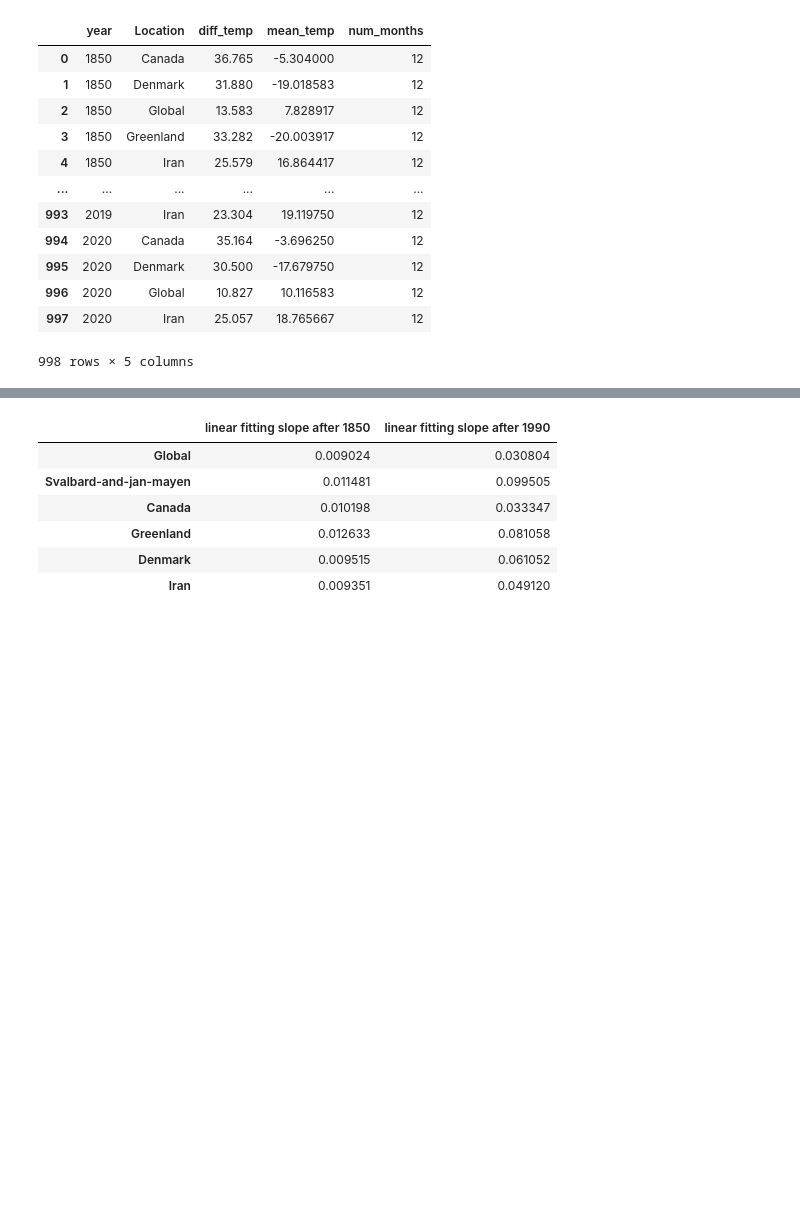
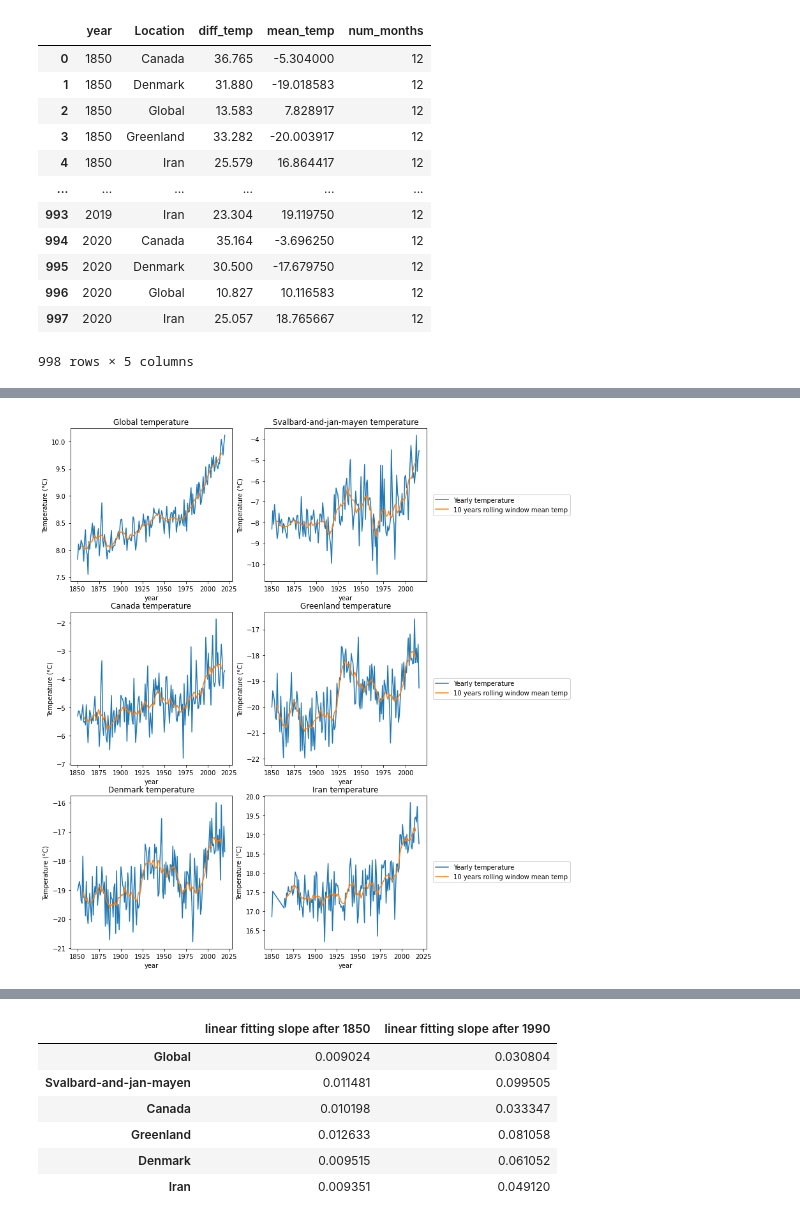
Before and after one commit to nankli/Python_EDA_group_project, a Jupyter notebook: Most_heated_countries_Nan.ipynb, the cells around one changed output, grey strips where cells are left out. Drawn from its saved outputs; the diff is of its cells as text; code cells hidden in the pictures; blank space fills up the shorter version.

```diff
--- a/Most_heated_countries_Nan.ipynb
+++ b/Most_heated_countries_Nan.ipynb
@@ -308,3 +320,28 @@ for location in ['Global','Svalbard-and-jan-mayen','Canada','Greenland','Denmark
+# %%
+fig, ax = plt.subplots(3,2, figsize=(10,15))
+axindex = [[0,0],[0,1],[1,0],[1,1],[2,0],[2,1]]
+k=0
+for location in ['Global','Svalbard-and-jan-mayen','Canada','Greenland','Denmark','Iran']:
+    i = axindex[k][0]
+    j = axindex[k][1]
+    df = tempdata_year3[tempdata_year3['Location']==location]
+    df = df.set_index('year')
+    df['mean_temp'].plot(ax=ax[i,j], title = location + " temperature", label = 'Yearly temperature')
+    #df.plot(y=['mean_temp'],ax=ax[i,j], title = location + " temperature", label = 'Yearly temperature')
+    #add ten year average line
+    df['mean_temp'].rolling(10, center=True).mean().plot(label='10 years rolling window mean temp', ax=ax[i,j])
+    #df['diff_temp'].plot(ax=ax[i,j], title = location + " temperature", label = 'Yearly temp difference (max-min)')
+    #df['diff_temp'].rolling(10, center=True).mean().plot(label='10 years rolling window temp diff', ax=ax[i,j])
+    ax[i,j].set_ylabel('Temperature (°C)')
+
+#ax[0].legend(bbox_to_anchor=(1.02,0.5), loc='center left')
+    k = k  +1
+ax[0,1].legend(bbox_to_anchor=(1.02,0.5), loc='center left')
+ax[1,1].legend(bbox_to_anchor=(1.02,0.5), loc='center left')
+ax[2,1].legend(bbox_to_anchor=(1.02,0.5), loc='center left')
+plt.savefig('temp_by_countries_average.png',bbox_inches = "tight")
+# %% [output]
+[figure, added]
 # %%
 #use seaborn to get linear fit for each location temperature
 #use linregression to get slope and intercept for legend
```
Also changed, not shown: parts of 8 cells of this notebook.
